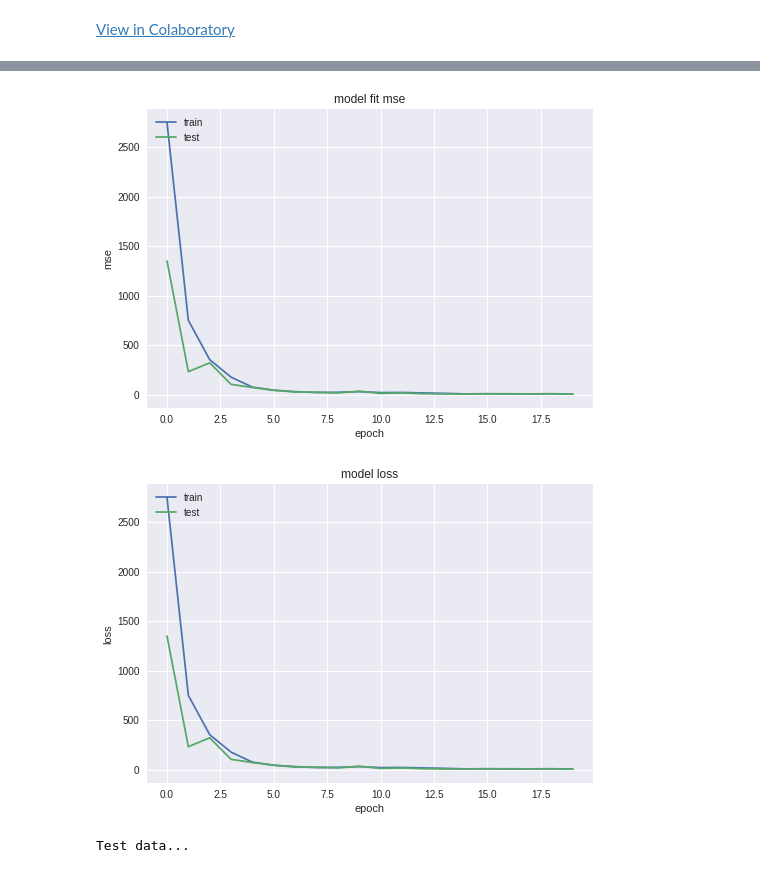
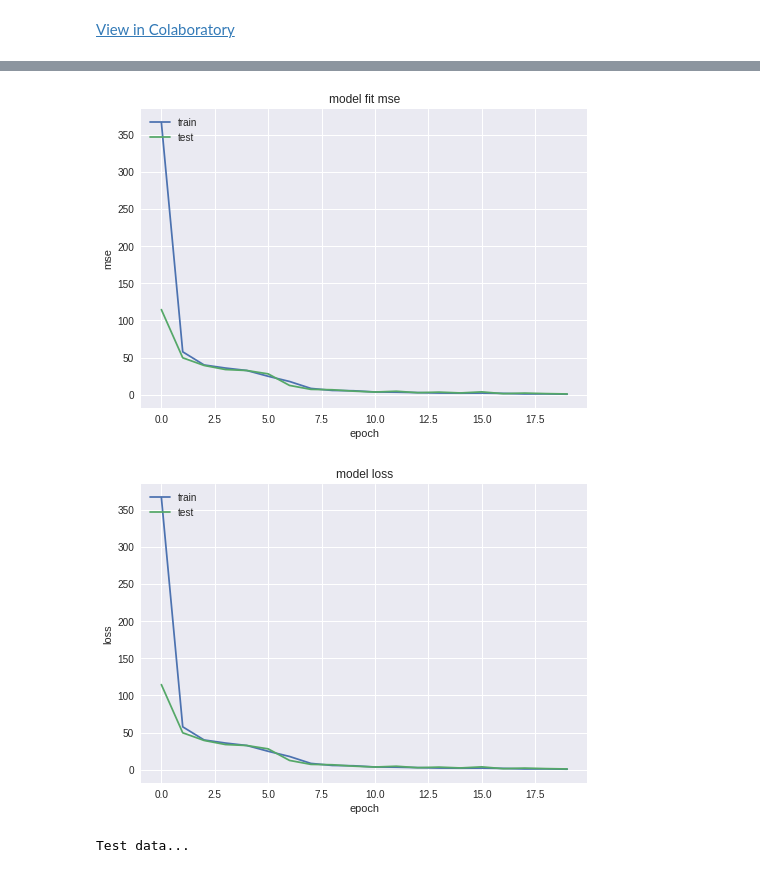
Before and after one commit to ajoshiusc/BrainSync, a Jupyter notebook: deep_rr.ipynb, the cells around one changed output, grey strips where cells are left out. Cells and saved outputs as stored; diff of their text form; code cells hidden in the pictures.

```diff
--- a/deep_rr.ipynb
+++ b/deep_rr.ipynb
@@ -3,7 +3,7 @@
 # %%
 #AUM
 #Shree Ganeshaya Namaha
-
+from skimage import transform as tf
 from skimage.transform import resize, rotate
 from skimage.color import rgb2gray
 from skimage.io import imread
@@ -50,7 +50,7 @@ def get_rr_net():
     conv5 = Conv2D(512, (3, 3), activation='relu', padding='same')(pool4)
     conv5 = Conv2D(512, (3, 3), activation='relu', padding='same')(conv5)
     flat1 = Flatten()(conv5)
-    out_theta = Dense(1)(flat1)
+    out_theta = Dense(3)(flat1)
 #    conv_tx = Conv2D(1, (1, 1), activation=final_activation)(conv5)
 #    conv_ty = Conv2D(1, (1, 1), activation=final_activation)(conv5)
 #    conv_theta = Conv2D(1, (1, 1), activation='tanh')(conv5)
@@ -66,15 +66,25 @@ def get_rr_net():
 
 def gen_train_data(img, N=1024):
     imgs_train = np.zeros((N, img.shape[0], img.shape[1], 2))
-    out_train = uniform(low=-90, high=90, size=(N,1))
+    out_train = np.zeros((N, 3))
+    rot = uniform(low=-60, high=60, size=(N,1))
+    tx = uniform(low=-15, high=15, size=(N,1))
+    ty = uniform(low=-15, high=15, size=(N,1))
+    out_train[:,0]=rot.squeeze()
+    out_train[:,1]=tx.squeeze()
+    out_train[:,2]=ty.squeeze()
+
     in_rot = uniform(low=-90, high=90, size=(N,1))
 
     for j in range(N):
+
+#        img2 = tf.warp(img,aff)
         img2 = rotate(img, in_rot[j])
         img2 -= np.mean(img2)
         img2 /= np.std(img2)
         imgs_train[j, :, :, 0] = img2
-        img3 = 10-1*np.tanh(rotate(img2, out_train[j]))
+        aff = tf.AffineTransform(rotation = (np.pi/180.0)*rot[j], translation=(tx[j],ty[j]))
+        img3 = 10-1*np.tanh(tf.warp(img2, aff)) #
         img3 -= np.mean(img3)
         img3 /= np.std(img3)
         imgs_train[j, :, :, 1] = img3
@@ -86,14 +96,14 @@ def train_and_predict():
     print('-'*30)
     print('Loading and preprocessing train data...')
     print('-'*30)
-    img = resize(rgb2gray(imread('sample_brain.png')).astype('float32'),(img_rows,img_cols),mode='constant')
+    img = resize(rgb2gray(imread('brain_img.jpg')).astype('float32'),(img_rows,img_cols),mode='constant')
     mean = np.mean(img)  # mean for data centering
     std = np.std(img)  # std for data normalization
 
     img -= mean
     img /= std
 
-    imgs_train, out_train = gen_train_data(img, 1024)
+    imgs_train, out_train = gen_train_data(img, 2048)
 
     print('Creating and compiling model...')
     rrmodel = get_rr_net()
@@ -147,4 +157,4 @@ Epoch 20/20
 dict_keys(['val_loss', 'val_mean_squared_error', 'loss', 'mean_squared_error'])
-[figure, old version]
+[figure, new version]
-[figure, old version]
+[figure, new version]
 Test data...
```
Also changed, not shown: parts of 1 cell of this notebook.
